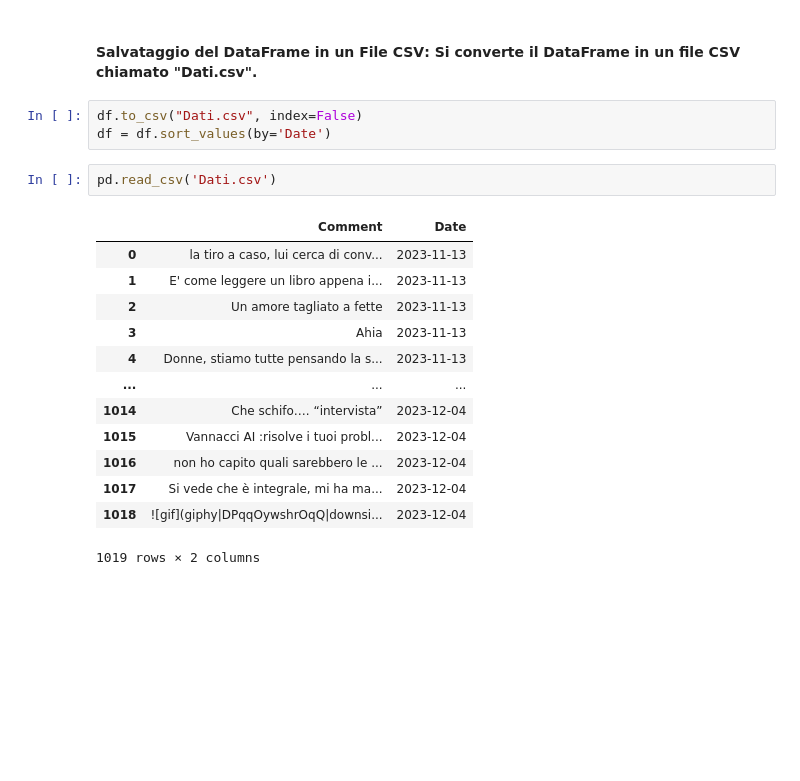
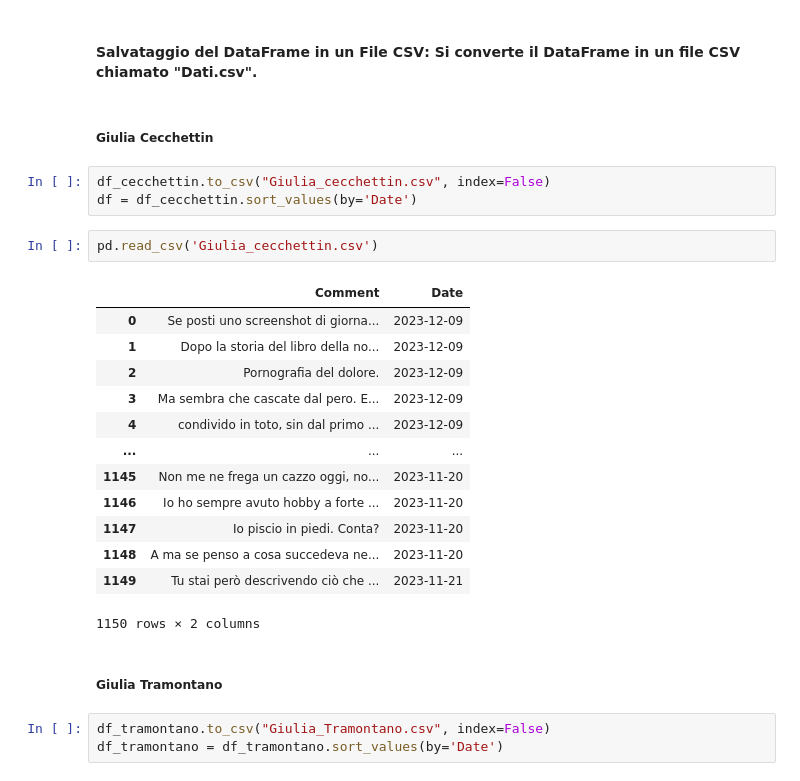
Before and after one commit to DarioDeMaio/Sentiment_Analysis_Reddit, a Jupyter notebook: load_data.ipynb, the cells around one changed output. Drawn from its saved outputs; the diff is of its cells as text; blank space fills up the shorter version.

```diff
--- a/load_data.ipynb
+++ b/load_data.ipynb
@@ -72,21 +100,28 @@ Title:  Avete mai avuto esperienza di o avuto voi comportamenti che all'epoca co
 # %% [markdown]
 #### **Salvataggio del DataFrame in un File CSV**: Si converte il DataFrame in un file CSV chiamato "Dati.csv".
+# %% [markdown]
+##### Giulia Cecchettin
 # %%
-df.to_csv("Dati.csv", index=False)
-df = df.sort_values(by='Date')
+df_cecchettin.to_csv("Giulia_cecchettin.csv", index=False)
+df = df_cecchettin.sort_values(by='Date')
 # %%
-pd.read_csv('Dati.csv')
+pd.read_csv('Giulia_cecchettin.csv')
 # %% [output]
 |  | Comment | Date |
-| 0 | la tiro a caso, lui cerca di conv... | 2023-11-13 |
-| 1 | E' come leggere un libro appena i... | 2023-11-13 |
-| 2 | Un amore tagliato a fette | 2023-11-13 |
-| 3 | Ahia | 2023-11-13 |
-| 4 | Donne, stiamo tutte pensando la s... | 2023-11-13 |
+| 0 | Se posti uno screenshot di giorna... | 2023-12-09 |
+| 1 | Dopo la storia del libro della no... | 2023-12-09 |
+| 2 | Pornografia del dolore. | 2023-12-09 |
+| 3 | Ma sembra che cascate dal pero. E... | 2023-12-09 |
+| 4 | condivido in toto, sin dal primo ... | 2023-12-09 |
 | ... | ... | ... |
-| 1014 | Che schifo…. “intervista” | 2023-12-04 |
-| 1015 | Vannacci AI :risolve i tuoi probl... | 2023-12-04 |
-| 1016 | non ho capito quali sarebbero le ... | 2023-12-04 |
-| 1017 | Si vede che è integrale, mi ha ma... | 2023-12-04 |
-| 1018 | ![gif](giphy|DPqqOywshrOqQ|downsi... | 2023-12-04 |
+| 1145 | Non me ne frega un cazzo oggi, no... | 2023-11-20 |
+| 1146 | Io ho sempre avuto hobby a forte ... | 2023-11-20 |
+| 1147 | Io piscio in piedi. Conta? | 2023-11-20 |
+| 1148 | A ma se penso a cosa succedeva ne... | 2023-11-20 |
+| 1149 | Tu stai però descrivendo ciò che ... | 2023-11-21 |
-1019 rows × 2 columns
+1150 rows × 2 columns
+# %% [markdown]
+##### Giulia Tramontano
+# %%
+df_tramontano.to_csv("Giulia_Tramontano.csv", index=False)
+df_tramontano = df_tramontano.sort_values(by='Date')
```
Also changed, not shown: parts of 9 cells of this notebook, 7 other files.
